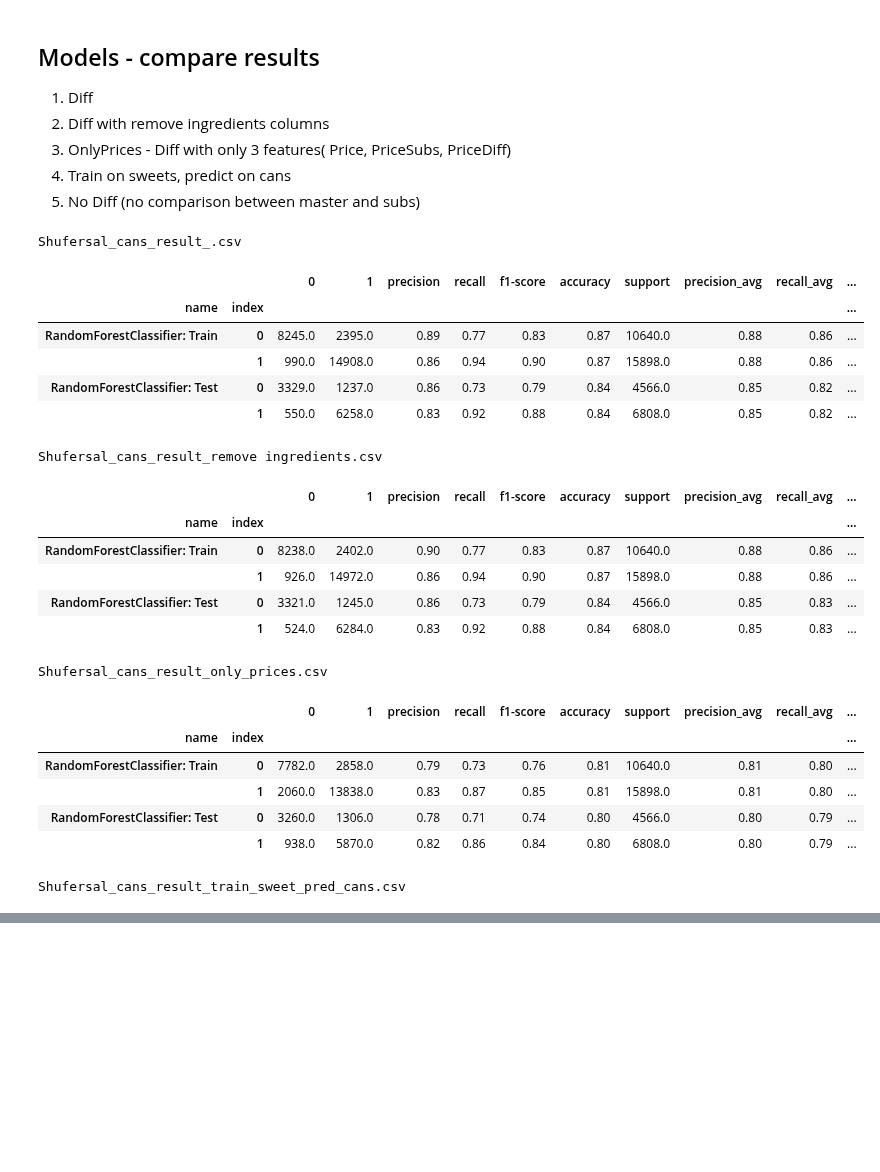
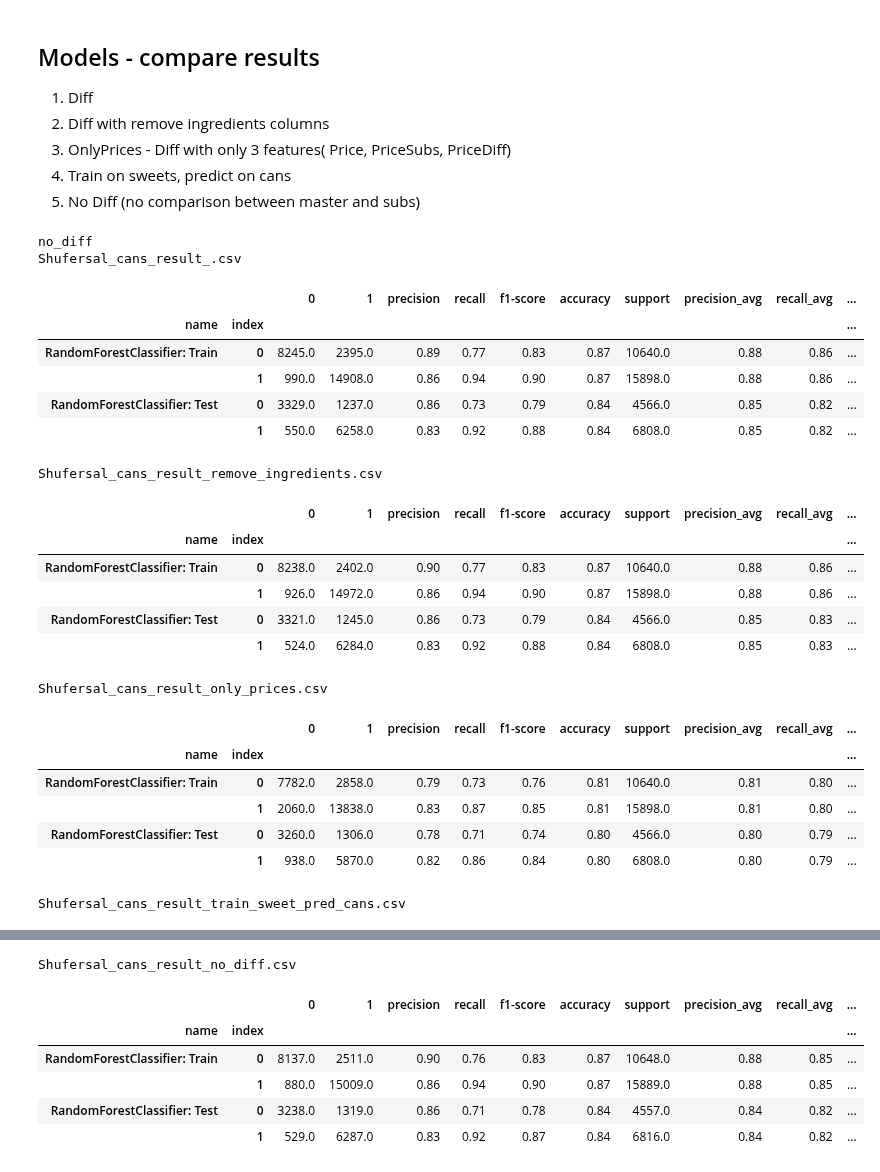
Before and after one commit to DanielKorenDataScience/ClassificationProject, a Jupyter notebook: Classification_Project_Shufersal_Cans.ipynb, the cells around one changed output, grey strips where cells are left out. Drawn from its saved outputs; the diff is of its cells as text; code cells hidden in the pictures; blank space fills up the shorter version.

```diff
--- a/Classification_Project_Shufersal_Cans.ipynb
+++ b/Classification_Project_Shufersal_Cans.ipynb
@@ -568,8 +547,8 @@ def read_results(id='', disp=True, full=False):
     df = pd.read_csv(fname)
   except:
     try:
-      get_raw(fname, 'Results/')
-      df = pd.read_csv(fname)
+      df = get_raw(fname, 'Results/')
+#      df = pd.read_csv(fname)
     except:
       p('No data')
       return
@@ -583,37 +562,45 @@ def read_results(id='', disp=True, full=False):
 # %%
 p(id)
 read_results()
-read_results('remove ingredients')
+read_results('remove_ingredients')
 read_results('only_prices')
 read_results('train_sweet_pred_cans')
-read_results('no diff')
+read_results('no_diff')
 p()
 # %% [output]
+no_diff
 Shufersal_cans_result_.csv
 |  |  | 0 | 1 | precision | recall | f1-score | accuracy | support | precision_avg | recall_avg | ... |
 | name | index |  |  |  |  |  |  |  |  |  | ... |
 | RandomForestClassifier: Train | 0 | 8245.0 | 2395.0 | 0.89 | 0.77 | 0.83 | 0.87 | 10640.0 | 0.88 | 0.86 | ... |
 |  | 1 | 990.0 | 14908.0 | 0.86 | 0.94 | 0.90 | 0.87 | 15898.0 | 0.88 | 0.86 | ... |
 | RandomForestClassifier: Test | 0 | 3329.0 | 1237.0 | 0.86 | 0.73 | 0.79 | 0.84 | 4566.0 | 0.85 | 0.82 | ... |
 |  | 1 | 550.0 | 6258.0 | 0.83 | 0.92 | 0.88 | 0.84 | 6808.0 | 0.85 | 0.82 | ... |
-Shufersal_cans_result_remove ingredients.csv
+Shufersal_cans_result_remove_ingredients.csv
 |  |  | 0 | 1 | precision | recall | f1-score | accuracy | support | precision_avg | recall_avg | ... |
 | name | index |  |  |  |  |  |  |  |  |  | ... |
 | RandomForestClassifier: Train | 0 | 8238.0 | 2402.0 | 0.90 | 0.77 | 0.83 | 0.87 | 10640.0 | 0.88 | 0.86 | ... |
 |  | 1 | 926.0 | 14972.0 | 0.86 | 0.94 | 0.90 | 0.87 | 15898.0 | 0.88 | 0.86 | ... |
 | RandomForestClassifier: Test | 0 | 3321.0 | 1245.0 | 0.86 | 0.73 | 0.79 | 0.84 | 4566.0 | 0.85 | 0.83 | ... |
 |  | 1 | 524.0 | 6284.0 | 0.83 | 0.92 | 0.88 | 0.84 | 6808.0 | 0.85 | 0.83 | ... |
 Shufersal_cans_result_only_prices.csv
 |  |  | 0 | 1 | precision | recall | f1-score | accuracy | support | precision_avg | recall_avg | ... |
 | name | index |  |  |  |  |  |  |  |  |  | ... |
 | RandomForestClassifier: Train | 0 | 7782.0 | 2858.0 | 0.79 | 0.73 | 0.76 | 0.81 | 10640.0 | 0.81 | 0.80 | ... |
 |  | 1 | 2060.0 | 13838.0 | 0.83 | 0.87 | 0.85 | 0.81 | 15898.0 | 0.81 | 0.80 | ... |
 | RandomForestClassifier: Test | 0 | 3260.0 | 1306.0 | 0.78 | 0.71 | 0.74 | 0.80 | 4566.0 | 0.80 | 0.79 | ... |
 |  | 1 | 938.0 | 5870.0 | 0.82 | 0.86 | 0.84 | 0.80 | 6808.0 | 0.80 | 0.79 | ... |
 Shufersal_cans_result_train_sweet_pred_cans.csv
 |  |  | 0 | 1 | precision | recall | f1-score | accuracy | support | precision_avg | recall_avg | ... |
 | name | index |  |  |  |  |  |  |  |  |  | ... |
 | RandomForestClassifier: Train | 0 | 12719.0 | 5349.0 | 0.84 | 0.70 | 0.77 | 0.86 | 18068.0 | 0.85 | 0.82 | ... |
 |  | 1 | 2412.0 | 33980.0 | 0.86 | 0.93 | 0.90 | 0.86 | 36392.0 | 0.85 | 0.82 | ... |
 | RandomForestClassifier: Test | 0 | 9813.0 | 5393.0 | 0.67 | 0.65 | 0.66 | 0.73 | 15206.0 | 0.72 | 0.72 | ... |
 |  | 1 | 4873.0 | 17833.0 | 0.77 | 0.79 | 0.78 | 0.73 | 22706.0 | 0.72 | 0.72 | ... |
+Shufersal_cans_result_no_diff.csv
+|  |  | 0 | 1 | precision | recall | f1-score | accuracy | support | precision_avg | recall_avg | ... |
+| name | index |  |  |  |  |  |  |  |  |  | ... |
+| RandomForestClassifier: Train | 0 | 8137.0 | 2511.0 | 0.90 | 0.76 | 0.83 | 0.87 | 10648.0 | 0.88 | 0.85 | ... |
+|  | 1 | 880.0 | 15009.0 | 0.86 | 0.94 | 0.90 | 0.87 | 15889.0 | 0.88 | 0.85 | ... |
+| RandomForestClassifier: Test | 0 | 3238.0 | 1319.0 | 0.86 | 0.71 | 0.78 | 0.84 | 4557.0 | 0.84 | 0.82 | ... |
+|  | 1 | 529.0 | 6287.0 | 0.83 | 0.92 | 0.87 | 0.84 | 6816.0 | 0.84 | 0.82 | ... |
```
Also changed, not shown: parts of 20 cells of this notebook.
